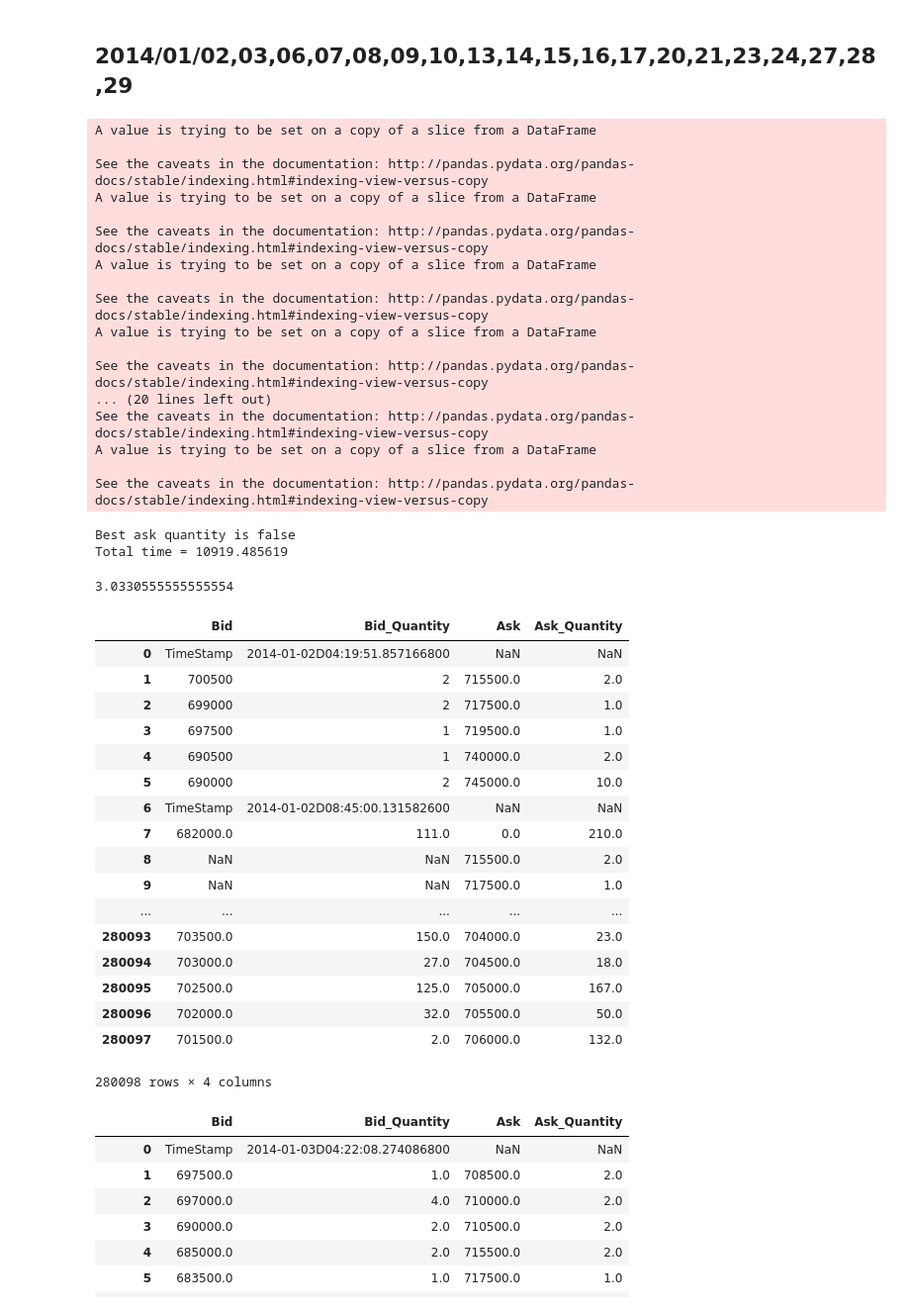
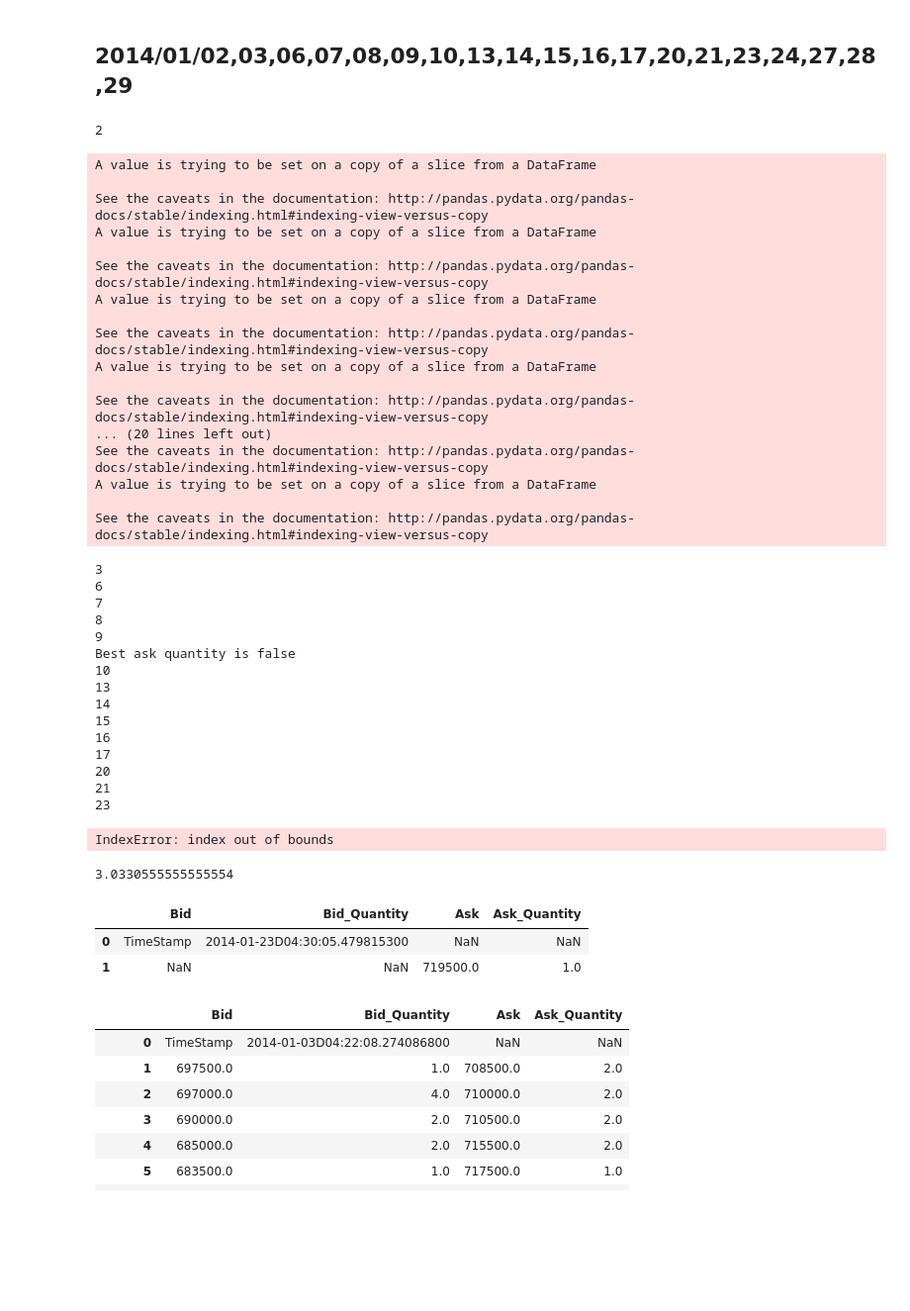
Before and after one commit to rorysroes/SGX-Full-OrderBook-Tick-Data-Trading-Strategy, a Jupyter notebook: order_book_final_transform_csv_3.ipynb, the cells around one changed output. Shown at 99% size. Drawn from its saved outputs; the diff is of its cells as text; code cells hidden in the pictures; blank space fills up the shorter version.

```diff
--- a/order_book_final_transform_csv_3.ipynb
+++ b/order_book_final_transform_csv_3.ipynb
@@ -722,52 +722,53 @@ day_ = [2,3,6,7,8,9,10,13,14,15,16,17,20,21,23,24,27,28,29]
 # %%
 start = time.time()
 for i in day_:
+    print i
     order_book_tranform(year,month,i,path,best_price_number)
 end = time.time()
 print "Total time = %f"%(end - start)
 # %% [output]
-A value is trying to be set on a copy of a slice from a DataFrame
-
-See the caveats in the documentation: http://pandas.pydata.org/pandas-docs/stable/indexing.html#indexing-view-versus-copy
-A value is trying to be set on a copy of a slice from a DataFrame
-
-See the caveats in the documentation: http://pandas.pydata.org/pandas-docs/stable/indexing.html#indexing-view-versus-copy
-A value is trying to be set on a copy of a slice from a DataFrame
-
-See the caveats in the documentation: http://pandas.pydata.org/pandas-docs/stable/indexing.html#indexing-view-versus-copy
-A value is trying to be set on a copy of a slice from a DataFrame
-
-See the caveats in the documentation: http://pandas.pydata.org/pandas-docs/stable/indexing.html#indexing-view-versus-copy
-... (20 lines left out)
-See the caveats in the documentation: http://pandas.pydata.org/pandas-docs/stable/indexing.html#indexing-view-versus-copy
-A value is trying to be set on a copy of a slice from a DataFrame
-
-See the caveats in the documentation: http://pandas.pydata.org/pandas-docs/stable/indexing.html#indexing-view-versus-copy
+2
-Best ask quantity is false
-Total time = 10919.485619
+A value is trying to be set on a copy of a slice from a DataFrame
+
+See the caveats in the documentation: http://pandas.pydata.org/pandas-docs/stable/indexing.html#indexing-view-versus-copy
+A value is trying to be set on a copy of a slice from a DataFrame
+
+See the caveats in the documentation: http://pandas.pydata.org/pandas-docs/stable/indexing.html#indexing-view-versus-copy
+A value is trying to be set on a copy of a slice from a DataFrame
+
+See the caveats in the documentation: http://pandas.pydata.org/pandas-docs/stable/indexing.html#indexing-view-versus-copy
+A value is trying to be set on a copy of a slice from a DataFrame
+
+See the caveats in the documentation: http://pandas.pydata.org/pandas-docs/stable/indexing.html#indexing-view-versus-copy
+... (20 lines left out)
+See the caveats in the documentation: http://pandas.pydata.org/pandas-docs/stable/indexing.html#indexing-view-versus-copy
+A value is trying to be set on a copy of a slice from a DataFrame
+
+See the caveats in the documentation: http://pandas.pydata.org/pandas-docs/stable/indexing.html#indexing-view-versus-copy
+3
+6
+7
+8
+9
+Best ask quantity is false
+10
+13
+14
+15
+16
+17
+20
+21
+23
+IndexError: index out of bounds
 # %%
 10919.0/60/60
 # %% [output]
 3.0330555555555554
 # %%
-pd.read_table('order_book_2014_1_2.csv',sep=',')#[50:120]
+pd.read_table('order_book_3_2014_1_23.csv',sep=',')#[50:120]
 # %% [output]
 |  | Bid | Bid_Quantity | Ask | Ask_Quantity |
-| 0 | TimeStamp | 2014-01-02D04:19:51.857166800 | NaN | NaN |
-| 1 | 700500 | 2 | 715500.0 | 2.0 |
-| 2 | 699000 | 2 | 717500.0 | 1.0 |
-| 3 | 697500 | 1 | 719500.0 | 1.0 |
-| 4 | 690500 | 1 | 740000.0 | 2.0 |
-| 5 | 690000 | 2 | 745000.0 | 10.0 |
-| 6 | TimeStamp | 2014-01-02D08:45:00.131582600 | NaN | NaN |
-| 7 | 682000.0 | 111.0 | 0.0 | 210.0 |
-| 8 | NaN | NaN | 715500.0 | 2.0 |
-| 9 | NaN | NaN | 717500.0 | 1.0 |
-| ... | ... | ... | ... | ... |
-| 280093 | 703500.0 | 150.0 | 704000.0 | 23.0 |
-| 280094 | 703000.0 | 27.0 | 704500.0 | 18.0 |
-| 280095 | 702500.0 | 125.0 | 705000.0 | 167.0 |
-| 280096 | 702000.0 | 32.0 | 705500.0 | 50.0 |
-| 280097 | 701500.0 | 2.0 | 706000.0 | 132.0 |
+| 0 | TimeStamp | 2014-01-23D04:30:05.479815300 | NaN | NaN |
+| 1 | NaN | NaN | 719500.0 | 1.0 |
-280098 rows × 4 columns
 # %%
```
Also changed, not shown: parts of 5 cells of this notebook.
